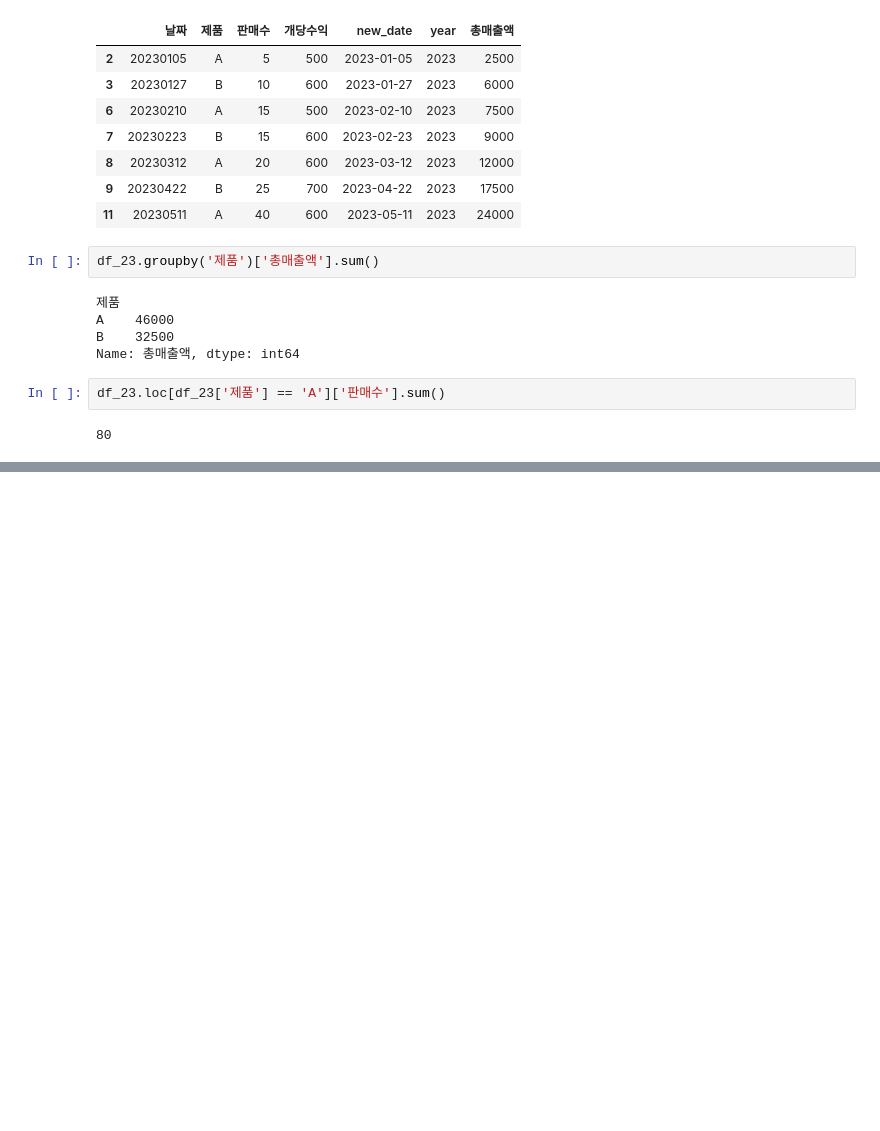
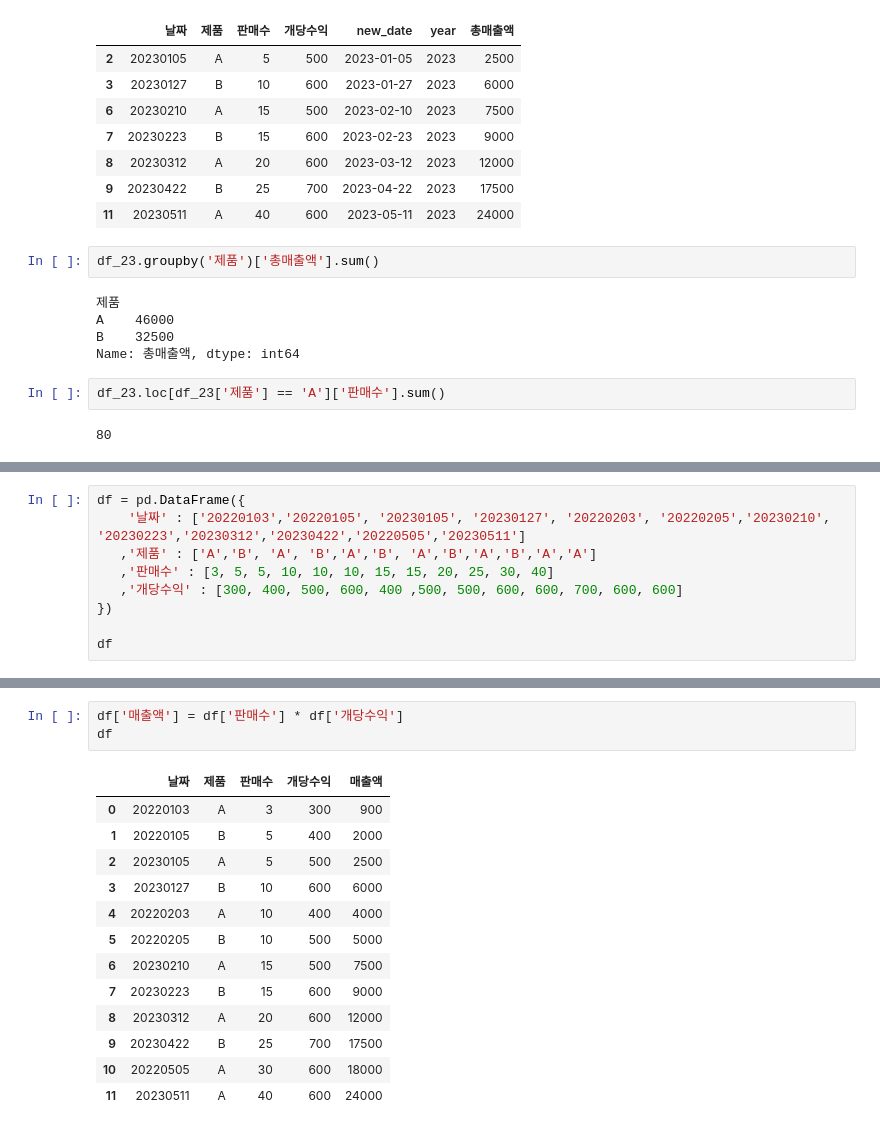
Before and after one commit to JongJunLim/Python, a Jupyter notebook: 빅분기/유형1_mtcars.ipynb, the cells around one changed output, grey strips where cells are left out. Cells and saved outputs as stored; diff of their text form; blank space fills up the shorter version.

```diff
--- a/빅분기/유형1_mtcars.ipynb
+++ b/빅분기/유형1_mtcars.ipynb
@@ -668,0 +663,9 @@ Q27
+# %%
+df = pd.DataFrame({
+    '날짜' : ['20220103','20220105', '20230105', '20230127', '20220203', '20220205','20230210', '20230223','20230312','20230422','20220505','20230511']
+   ,'제품' : ['A','B', 'A', 'B','A','B', 'A','B','A','B','A','A']
+   ,'판매수' : [3, 5, 5, 10, 10, 10, 15, 15, 20, 25, 30, 40]
+   ,'개당수익' : [300, 400, 500, 600, 400 ,500, 500, 600, 600, 700, 600, 600]
+})
+
+df
@@ -668,0 +686,17 @@ Q27
+# %%
+df['매출액'] = df['판매수'] * df['개당수익']
+df
+# %% [output]
+|  | 날짜 | 제품 | 판매수 | 개당수익 | 매출액 |
+| 0 | 20220103 | A | 3 | 300 | 900 |
+| 1 | 20220105 | B | 5 | 400 | 2000 |
+| 2 | 20230105 | A | 5 | 500 | 2500 |
+| 3 | 20230127 | B | 10 | 600 | 6000 |
+| 4 | 20220203 | A | 10 | 400 | 4000 |
+| 5 | 20220205 | B | 10 | 500 | 5000 |
+| 6 | 20230210 | A | 15 | 500 | 7500 |
+| 7 | 20230223 | B | 15 | 600 | 9000 |
+| 8 | 20230312 | A | 20 | 600 | 12000 |
+| 9 | 20230422 | B | 25 | 700 | 17500 |
+| 10 | 20220505 | A | 30 | 600 | 18000 |
+| 11 | 20230511 | A | 40 | 600 | 24000 |
```
Also changed, not shown: parts of 23 cells of this notebook.
